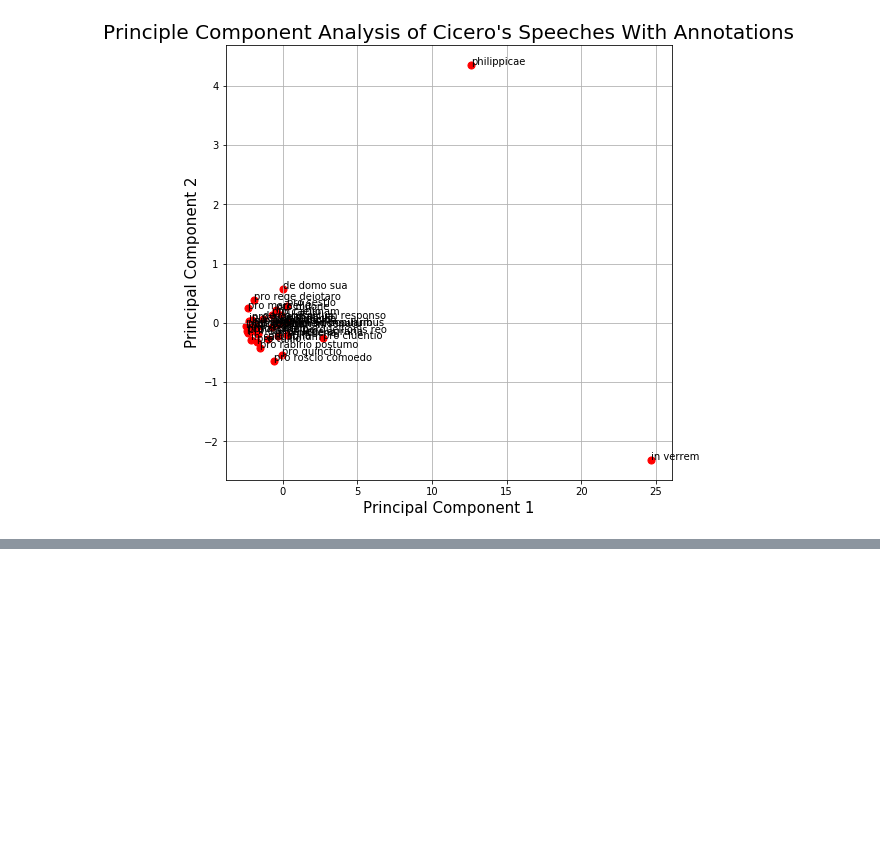
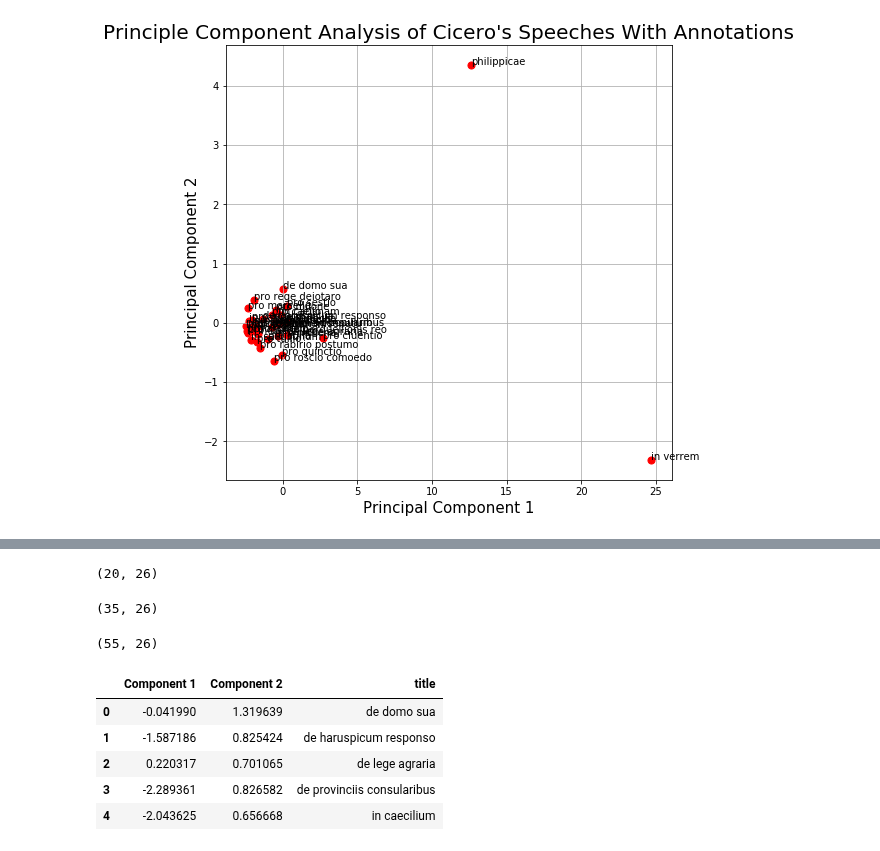
Before and after one commit to TylerKirby/latin-prose-rhythm, a Jupyter notebook: notebooks/statistical_tests.ipynb, the cells around one changed output, grey strips where cells are left out. Cells and saved outputs as stored; diff of their text form; code cells hidden in the pictures; blank space fills up the shorter version.

```diff
--- a/notebooks/statistical_tests.ipynb
+++ b/notebooks/statistical_tests.ipynb
@@ -267,0 +274,3 @@ plt.show()
+# %%
+tacitus_df = tacitus_df.drop(tacitus_df.index[1])
+tacitus_df = tacitus_df.drop(tacitus_df.index[15])
@@ -267,0 +302,12 @@ plt.show()
+# %%
+tacitus_df.shape
+# %% [output]
+(20, 26)
+# %%
+cicero_speeches.shape
+# %% [output]
+(35, 26)
+# %%
+works.shape
+# %% [output]
+(55, 26)
@@ -267,0 +316,12 @@ plt.show()
+# %%
+components = pca.fit_transform(scaled_works)
+works = pd.DataFrame(data=components, columns=['Component 1', 'Component 2'])
+works['title'] = cicero_titles.tolist() + tacitus_titles.tolist()
+works.head()
+# %% [output]
+|  | Component 1 | Component 2 | title |
+| 0 | -0.041990 | 1.319639 | de domo sua |
+| 1 | -1.587186 | 0.825424 | de haruspicum responso |
+| 2 | 0.220317 | 0.701065 | de lege agraria |
+| 3 | -2.289361 | 0.826582 | de provinciis consularibus |
+| 4 | -2.043625 | 0.656668 | in caecilium |
```
Also changed, not shown: parts of 8 cells of this notebook.
